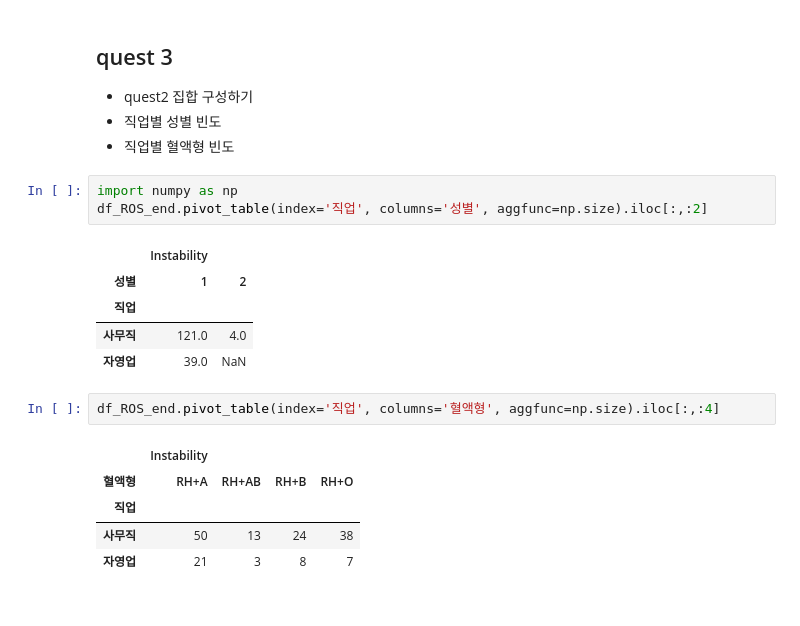
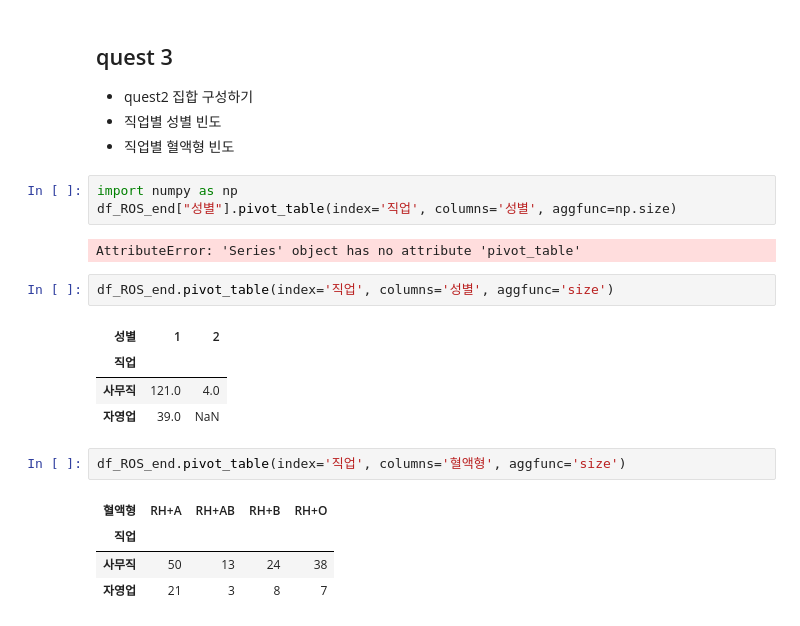
Before and after one commit to lee000403/study_data_analytics, a Jupyter notebook: codes/DDA/RecurrenceOfSurgery_DDA.ipynb, the cells around one changed output. Drawn from its saved outputs; the diff is of its cells as text.

```diff
--- a/codes/DDA/RecurrenceOfSurgery_DDA.ipynb
+++ b/codes/DDA/RecurrenceOfSurgery_DDA.ipynb
@@ -268,17 +268,19 @@ len(df_ROS_end) # 레코드 개수
 - 직업별 혈액형 빈도
 # %%
 import numpy as np
-df_ROS_end.pivot_table(index='직업', columns='성별', aggfunc=np.size).iloc[:,:2]
+df_ROS_end["성별"].pivot_table(index='직업', columns='성별', aggfunc=np.size)
 # %% [output]
-|  | Instability |  |
-| 성별 | 1 | 2 |
-| 직업 |  |  |
-| 사무직 | 121.0 | 4.0 |
-| 자영업 | 39.0 | NaN |
+AttributeError: 'Series' object has no attribute 'pivot_table'
+# %%
+df_ROS_end.pivot_table(index='직업', columns='성별', aggfunc='size')
+# %% [output]
+| 성별 | 1 | 2 |
+| 직업 |  |  |
+| 사무직 | 121.0 | 4.0 |
+| 자영업 | 39.0 | NaN |
 # %%
-df_ROS_end.pivot_table(index='직업', columns='혈액형', aggfunc=np.size).iloc[:,:4]
+df_ROS_end.pivot_table(index='직업', columns='혈액형', aggfunc='size')
 # %% [output]
-|  | Instability |  |  |  |
 | 혈액형 | RH+A | RH+AB | RH+B | RH+O |
 | 직업 |  |  |  |  |
 | 사무직 | 50 | 13 | 24 | 38 |
```
Also changed, not shown: parts of 2 cells of this notebook.
